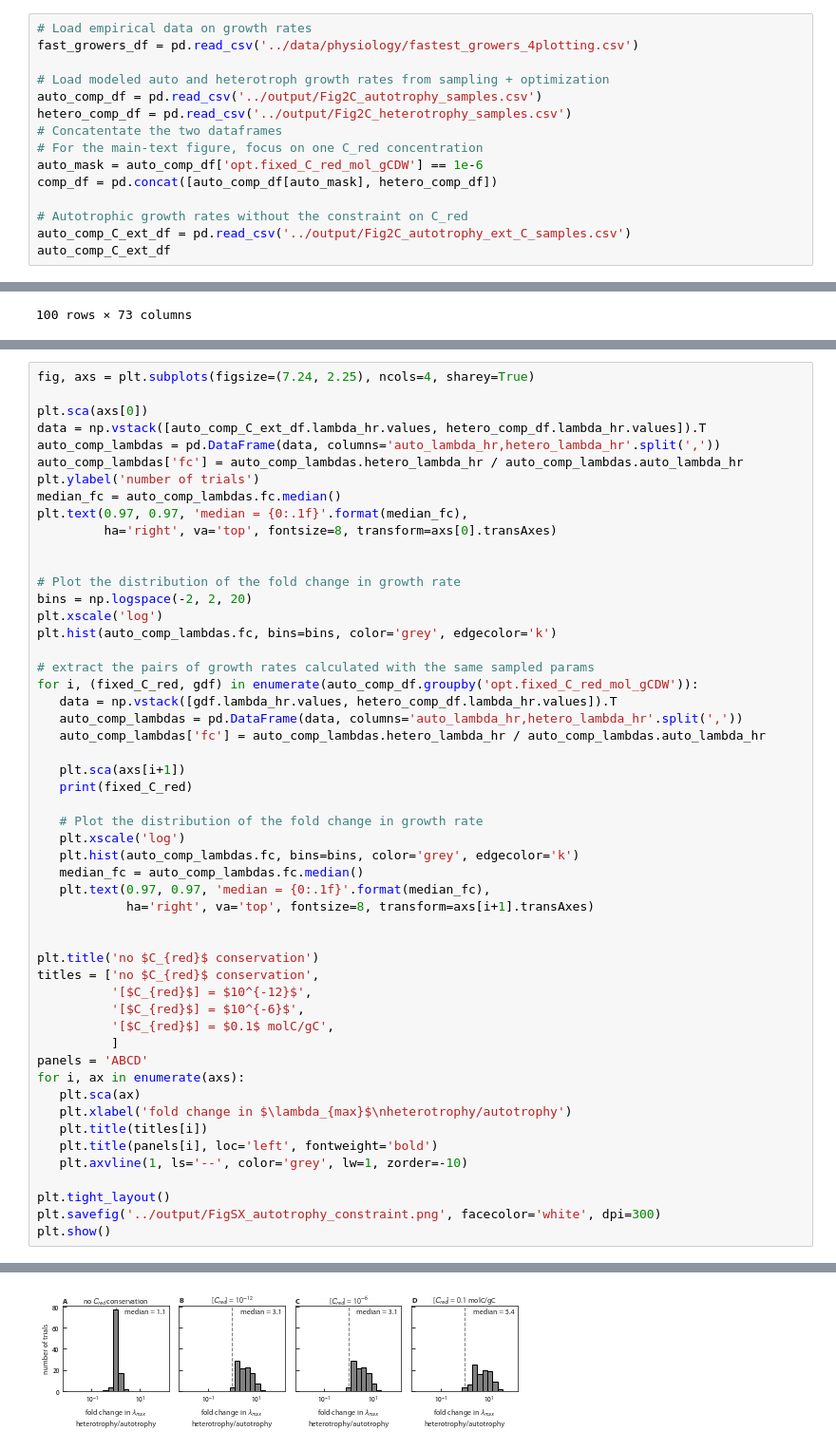
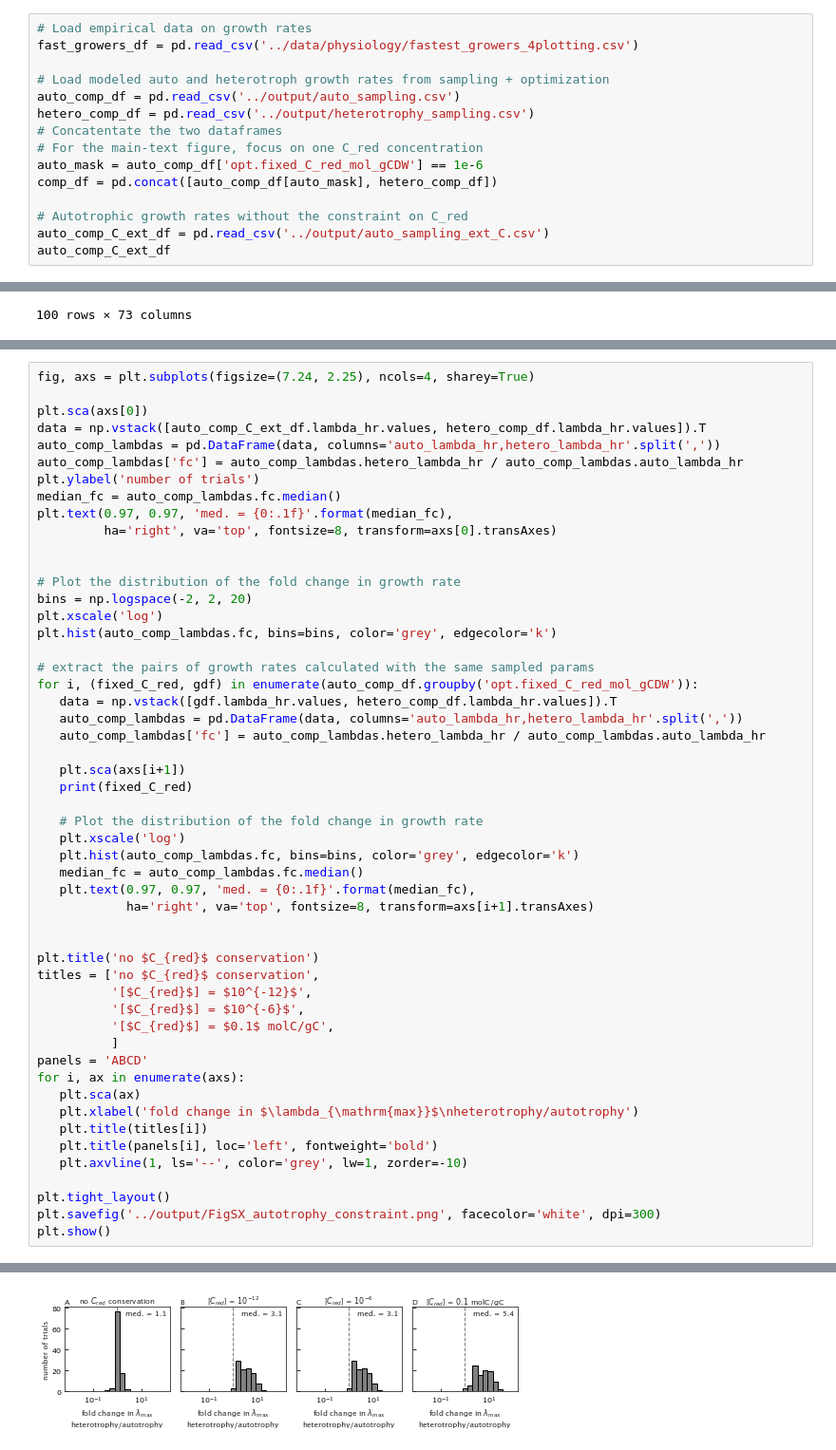
Before and after one commit to flamholz/redox-proteome, a Jupyter notebook: notebooks/Fig5.ipynb, the cells around one changed output, grey strips where cells are left out. Shown at 95% size. Drawn from its saved outputs; the diff is of its cells as text.

```diff
--- a/notebooks/Fig5.ipynb
+++ b/notebooks/Fig5.ipynb
@@ -17,15 +17,15 @@ lin_colors = [colors[c] for c in color_order]
 fast_growers_df = pd.read_csv('../data/physiology/fastest_growers_4plotting.csv')
 
 # Load modeled auto and heterotroph growth rates from sampling + optimization
-auto_comp_df = pd.read_csv('../output/Fig2C_autotrophy_samples.csv')
-hetero_comp_df = pd.read_csv('../output/Fig2C_heterotrophy_samples.csv')
+auto_comp_df = pd.read_csv('../output/auto_sampling.csv')
+hetero_comp_df = pd.read_csv('../output/heterotrophy_sampling.csv')
 # Concatentate the two dataframes
 # For the main-text figure, focus on one C_red concentration
 auto_mask = auto_comp_df['opt.fixed_C_red_mol_gCDW'] == 1e-6
 comp_df = pd.concat([auto_comp_df[auto_mask], hetero_comp_df])
 
 # Autotrophic growth rates without the constraint on C_red
-auto_comp_C_ext_df = pd.read_csv('../output/Fig2C_autotrophy_ext_C_samples.csv')
+auto_comp_C_ext_df = pd.read_csv('../output/auto_sampling_ext_C.csv')
 auto_comp_C_ext_df
 # %% [output]
 |  | oxidation_kcat_s | oxidation_m_kDa | reduction_kcat_s | reduction_m_kDa | anabolism_kcat_s | ... |
@@ -118,7 +117,7 @@ auto_comp_lambdas = pd.DataFrame(data, columns='auto_lambda_hr,hetero_lambda_hr'
 auto_comp_lambdas['fc'] = auto_comp_lambdas.hetero_lambda_hr / auto_comp_lambdas.auto_lambda_hr
 plt.ylabel('number of trials')
 median_fc = auto_comp_lambdas.fc.median()
-plt.text(0.97, 0.97, 'median = {0:.1f}'.format(median_fc),
+plt.text(0.97, 0.97, 'med. = {0:.1f}'.format(median_fc),
          ha='right', va='top', fontsize=8, transform=axs[0].transAxes)
 
 
@@ -136,33 +135,33 @@ for i, (fixed_C_red, gdf) in enumerate(auto_comp_df.groupby('opt.fixed_C_red_mol
    plt.sca(axs[i+1])
    print(fixed_C_red)
 
    # Plot the distribution of the fold change in growth rate
    plt.xscale('log')
    plt.hist(auto_comp_lambdas.fc, bins=bins, color='grey', edgecolor='k')
    median_fc = auto_comp_lambdas.fc.median()
-   plt.text(0.97, 0.97, 'median = {0:.1f}'.format(median_fc),
+   plt.text(0.97, 0.97, 'med. = {0:.1f}'.format(median_fc),
             ha='right', va='top', fontsize=8, transform=axs[i+1].transAxes)
 
 
 plt.title('no $C_{red}$ conservation')
 titles = ['no $C_{red}$ conservation',
           '[$C_{red}$] = $10^{-12}$',
           '[$C_{red}$] = $10^{-6}$',
           '[$C_{red}$] = $0.1$ molC/gC',
           ]
 panels = 'ABCD'
 for i, ax in enumerate(axs):
    plt.sca(ax)
-   plt.xlabel('fold change in $\lambda_{max}$\nheterotrophy/autotrophy')
+   plt.xlabel('fold change in $\lambda_{\mathrm{max}}$\nheterotrophy/autotrophy')
    plt.title(titles[i])
    plt.title(panels[i], loc='left', fontweight='bold')
    plt.axvline(1, ls='--', color='grey', lw=1, zorder=-10)
 
 plt.tight_layout()
 plt.savefig('../output/FigSX_autotrophy_constraint.png', facecolor='white', dpi=300)
 plt.show()
 # %% [output]
 1e-12
 1e-06
 0.1
-[figure, old version]
+[figure, new version]
```
Also changed, not shown: parts of 1 cell of this notebook, 3 other files.
